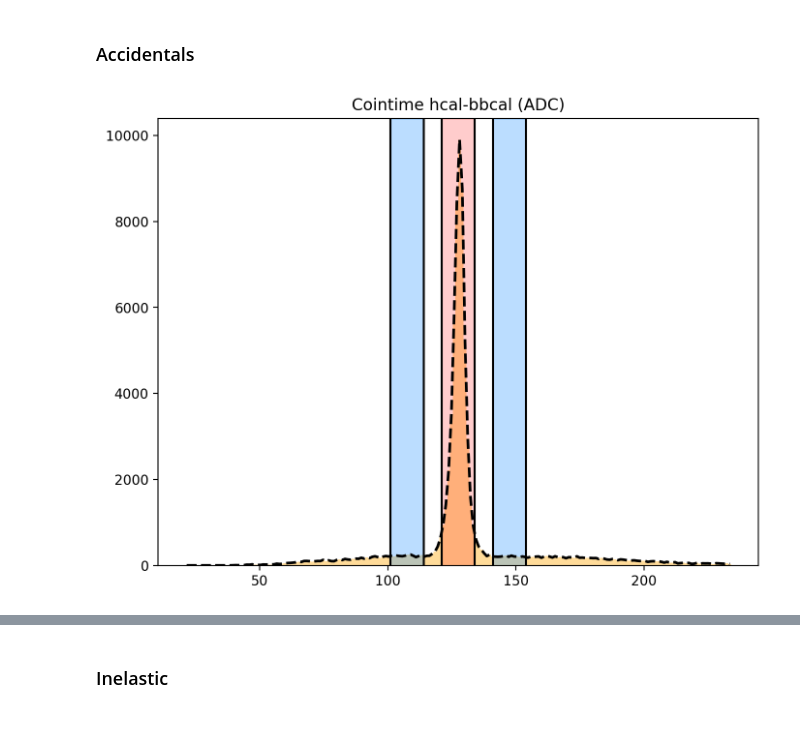
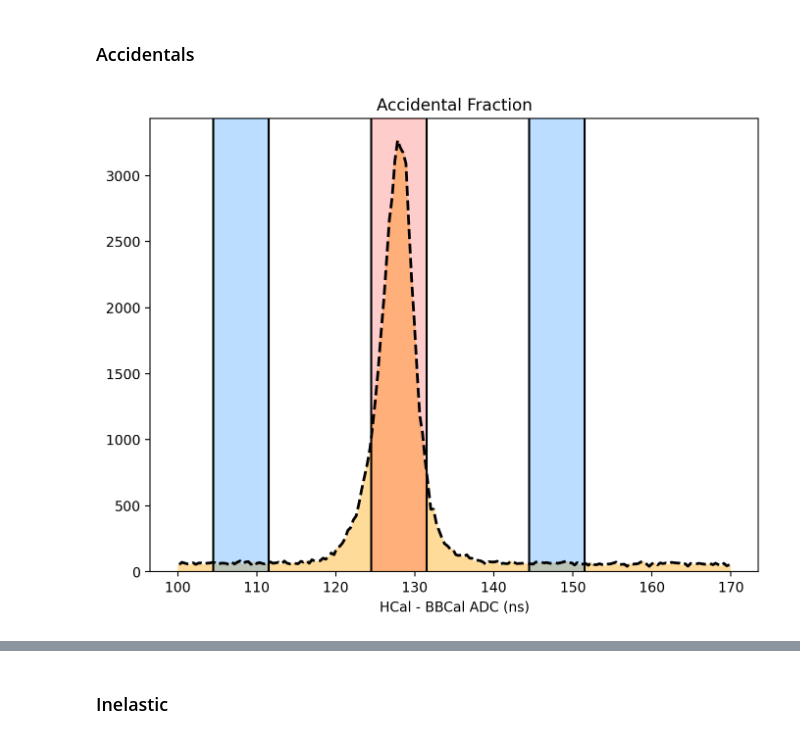
Before and after one commit to hp4xz/GEnAnalysis, a Jupyter notebook: analysis-pass2/1_Full_analysisKin2Kin3.ipynb, the cells around one changed output, grey strips where cells are left out. Saved outputs shown, nothing was run; the diff lists cells and outputs as text; code cells hidden in the pictures.

```diff
--- a/analysis-pass2/1_Full_analysisKin2Kin3.ipynb
+++ b/analysis-pass2/1_Full_analysisKin2Kin3.ipynb
@@ -72,7 +70,17 @@ print(f'dybgmax: {dybgmax}')
 print(f'Q2: {Q2}')
 print(f'Coin Min: {coinmin} Coin Max: {coinmax}')
 
-W2min=-1.9
+
+W2min=-0.5300
+W2max=1.5800
+dxmin=-0.5333
+dxmax=0.5333
+dymin=-0.6333
+dymax=0.6333
+coinmin=124.5000
+coinmax=131.5000
+
+#W2min=-1.9
 #dymin=-1
 #W2max=2
 # %% [output]
@@ -998,36 +1009,36 @@ Coincidence cut          7724542              58448        0.325491        0.002
 accBinRange=100
 plt.figure(figsize=(8,6),dpi=200)
 coin_hist,coin_edges=np.histogram(generic["coin_time"][accidentalcut],
-                                  bins=200,range=(coinmin-accBinRange,coinmax+accBinRange))
+                                 bins=200,range=(100,170),)
 coin_centers= (coin_edges[:-1] + coin_edges[1:]) / 2
 
 d=plt.hist(generic["coin_time"][accidentalcut],
-           bins=200,range=(coinmin-accBinRange,coinmax+accBinRange),color='orange',alpha=.4)
+           bins=200,range=(100,170),color='orange',alpha=.4)
 plt.plot(coin_centers, coin_hist,'--',color='black',linewidth=2)
 
-plt.title("Cointime hcal-bbcal (ADC)")
-
+plt.title("Accidental Fraction")
+plt.xlabel("HCal - BBCal ADC (ns)")
 plt.axvline(coinmin,color='black')
 plt.axvline(coinmax,color='black')
 plt.axvspan(coinmin, coinmax, color='red', alpha=0.2)
 
 plt.axvline(coinmin+20,color='black')
 plt.axvline(coinmax+20,color='black')
 plt.axvspan(coinmin+20, coinmax+20, color='dodgerblue', alpha=0.3)
 
 plt.axvline(coinmin-20,color='black')
 plt.axvline(coinmax-20,color='black')
 plt.axvspan(coinmin-20, coinmax-20, color='dodgerblue', alpha=0.3)
 
 outside_coin_right=(coin_centers >= coinmin+20) & (coin_centers <= coinmax+20)
 outside_coin_left=(coin_centers >= coinmin-20) & (coin_centers <= coinmax-20)
 inside_coin=(coin_centers >= coinmin) & (coin_centers <= coinmax)
 
 outside_number=(np.sum(coin_hist[outside_coin_right])+np.sum(coin_hist[outside_coin_left]))/2
 inside_number=(np.sum(coin_hist[inside_coin]))
 
 f_acc=outside_number/inside_number
 f_acc_error=f_acc * math.sqrt(1 / outside_number + 1 / inside_number)
 # %% [output]
-[figure, old version]
+[figure, new version]
 # %%
```
Also changed, not shown: parts of 71 cells of this notebook, 24 other files.
